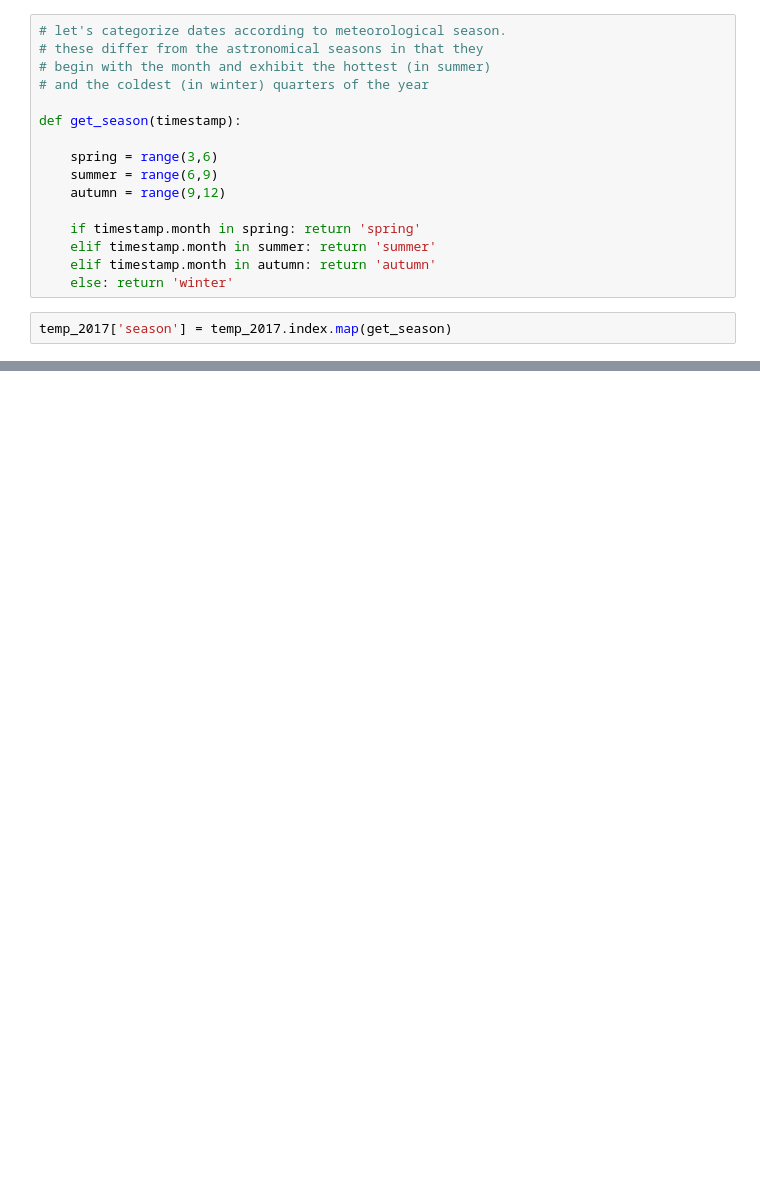
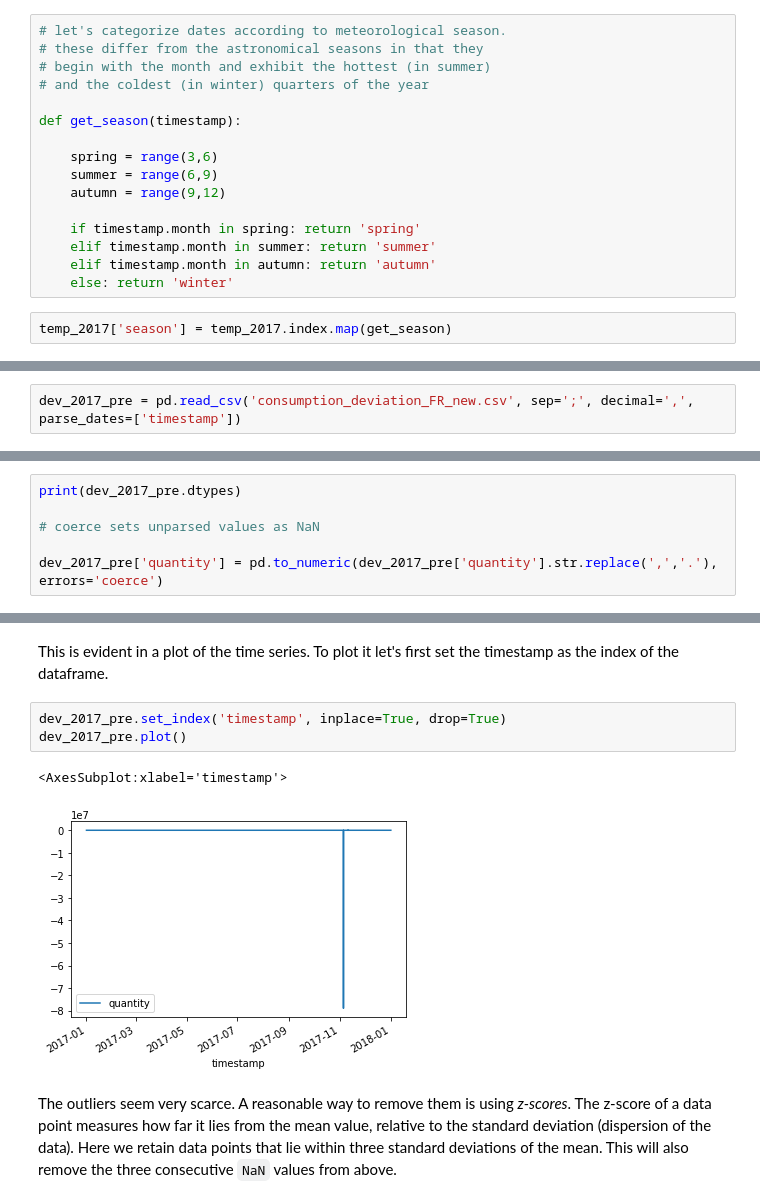
Before and after one commit to camilo-s/Aufgabe, a Jupyter notebook: aufgabe_draft.ipynb, the cells around one changed output, grey strips where cells are left out. Drawn from its saved outputs; the diff is of its cells as text; blank space fills up the shorter version.

Commit message:
Started official vesion including preprocessing of electricity consumption data

```diff
--- a/aufgabe_draft.ipynb
+++ b/aufgabe_draft.ipynb
@@ -1098,0 +404,2 @@ plt.scatter(temp_2017[temp_2017.index.map(get_season)=='winter']['deviation'], d
+# %%
+dev_2017_pre = pd.read_csv('consumption_deviation_FR_new.csv', sep=';', decimal=',', parse_dates=['timestamp'])
@@ -1098,0 +428,6 @@ plt.scatter(temp_2017[temp_2017.index.map(get_season)=='winter']['deviation'], d
+# %%
+print(dev_2017_pre.dtypes)
+
+# coerce sets unparsed values as NaN
+
+dev_2017_pre['quantity'] = pd.to_numeric(dev_2017_pre['quantity'].str.replace(',','.'), errors='coerce')
@@ -1098,0 +463,10 @@ plt.scatter(temp_2017[temp_2017.index.map(get_season)=='winter']['deviation'], d
+# %% [markdown]
+This is evident in a plot of the time series. To plot it let's first set the timestamp as the index of the dataframe.
+# %%
+dev_2017_pre.set_index('timestamp', inplace=True, drop=True)
+dev_2017_pre.plot()
+# %% [output]
+<AxesSubplot:xlabel='timestamp'>
+[figure, added]
+# %% [markdown]
+The outliers seem very scarce. A reasonable way to remove them is using *z-scores*. The z-score of a data point measures how far it lies from the mean value, relative to the standard deviation (dispersion of the data). Here we retain data points that lie within three standard deviations of the mean. This will also remove the three consecutive `NaN` values from above.
```
Also changed, not shown: parts of 89 cells of this notebook.
